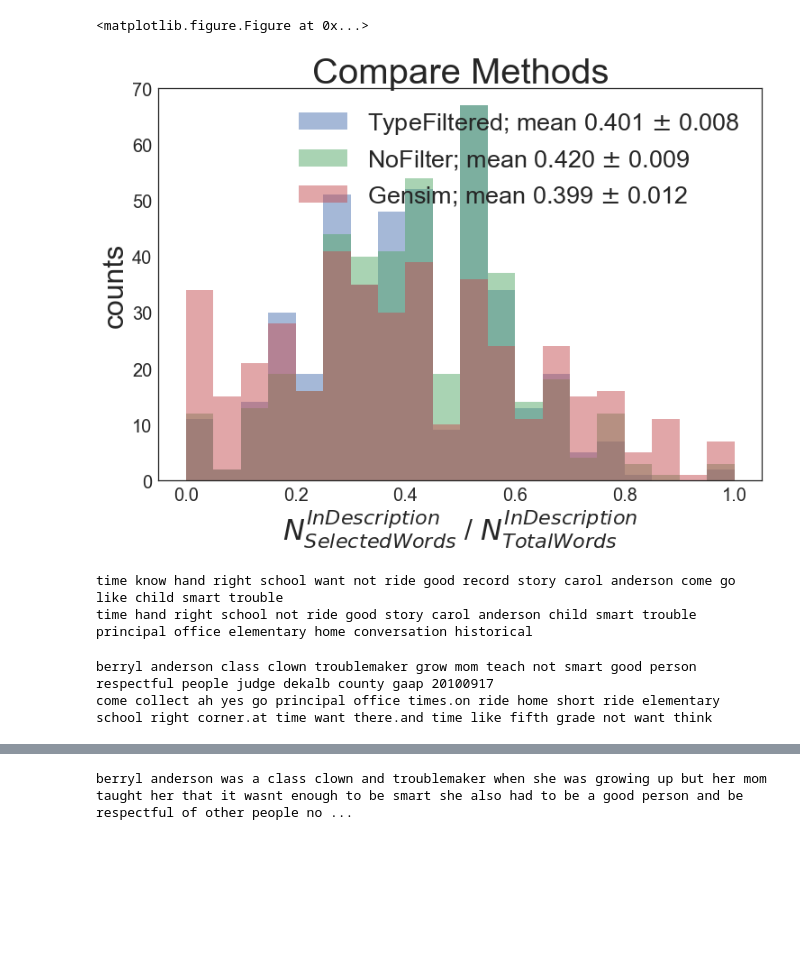
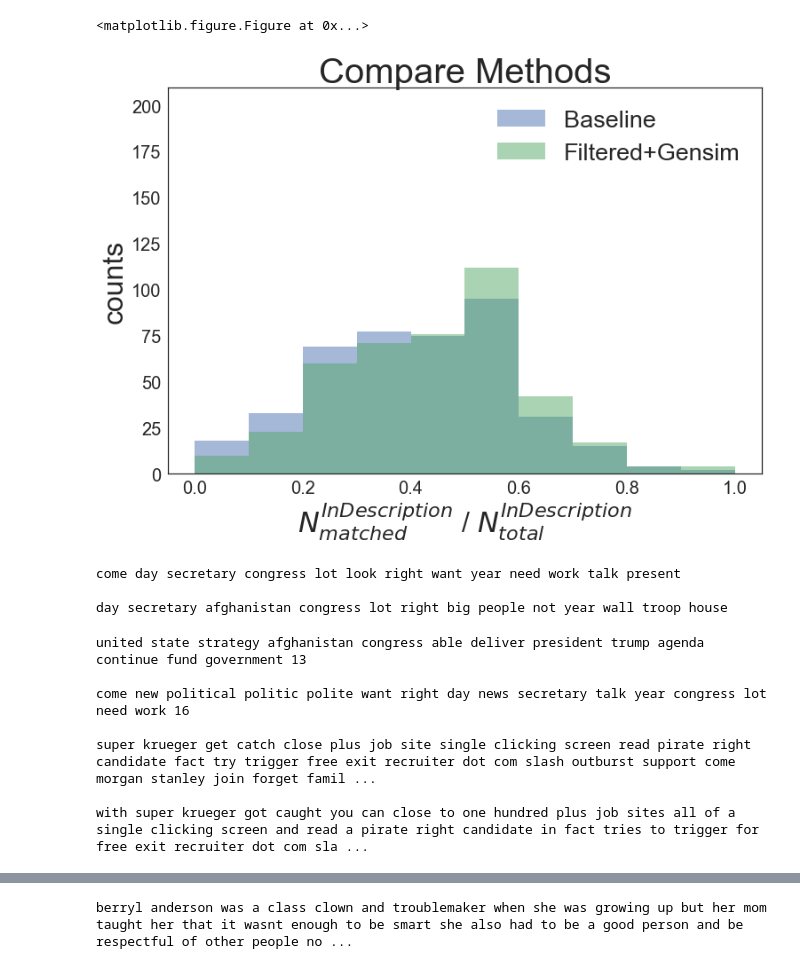
Before and after one commit to tongbaojia/Insight, a Jupyter notebook: Project/NLP_studies.ipynb, the cells around one changed output, grey strips where cells are left out. Drawn from its saved outputs; the diff is of its cells as text; code cells hidden in the pictures; blank space fills up the shorter version.

```diff
--- a/Project/NLP_studies.ipynb
+++ b/Project/NLP_studies.ipynb
@@ -71,7 +73,7 @@ STOPLIST = set(stopwords.words('english') + ["n't", "'s", "'m", "ca"] + list(ENG
 # List of symbols we don't care about
 SYMBOLS = " ".join(string.punctuation).split(" ") + ["-----", "---", "...", "“", "”", "'ve", "\n", "", " ", "\n\n", "npr"]
 
-def lemming(data, keeptype=["NOUN", "PROPN", "NUM", "ADJ", "ADV"], doalpha=True, dostop=True):
+def lemming(data, keeptype=[], doalpha=False, dostop=True):
     tokens = []
     for tok in data:
 
@@ -131,27 +133,3 @@ vectorizer = CountVectorizer(analyzer='word',
                              token_pattern='[a-zA-Z0-9]{3,}',  # num chars > 3
                              # max_features=50000,             # max number of uniq words
                             )
-# %%
-all_token = []
-all_token_alltype = []
-all_sumtoken = []
-all_gensim = []
-N = 419 ##304 NPR, 96 conv, 419 story
-path = 'Data/NPR_story/'
-for i in tqdm(range(N)):
-    test_text = []
-    test_sumtext   = []
-    with open(path + str(i) + '_trans.txt', 'r') as myfile:
-        test_text.append(cleanText(myfile.read()))
-    with open(path + str(i) + '.txt', 'r') as myfile:
-        test_sumtext.append(cleanText(myfile.read()))
-    #print(test_text[-1])
-
-    ## try gensim
-    sum_gensim = summarize("".join(test_text), ratio=0.1, split=True)
-    ## calculate the maximum score
-    nlp_test_text = nlp("".join(test_text))
-    all_token.append(lemming(nlp_test_text))
-    all_token_alltype.append(lemming(nlp_test_text, doalpha=False, dostop=True, keeptype=[]))
-    all_sumtoken.append(lemming(nlp("".join(test_sumtext)), doalpha=False, dostop=True, keeptype=[]))
-    all_gensim.append(lemming(nlp("".join(sum_gensim)), doalpha=False, dostop=True, keeptype=[]))
@@ -202,32 +279,42 @@ for i in tqdm(range(N)):
 # %%
 plt.clf()
 plt.figure(figsize=(12, 8))
-mybins=np.arange(0, 1.05, 0.05)
-plt.hist(my_rate, alpha=0.5, bins=mybins, label="TypeFiltered; mean %.3f %s %.3f" % (np.mean(np.array(my_rate)), r'$\pm$', np.std(np.array(my_rate))/np.sqrt(N)))
-plt.hist(base_rate, alpha=0.5, bins=mybins, label="NoFilter; mean %.3f %s %.3f " % (np.mean(np.array(base_rate)), r'$\pm$', np.std(np.array(base_rate)/np.sqrt(N))))
-plt.hist(gensim_rate, alpha=0.5, bins=mybins, label="Gensim; mean %.3f %s %.3f " % (np.mean(np.array(gensim_rate)), r'$\pm$', np.std(np.array(gensim_rate)/np.sqrt(N))))
-plt.ylim(0, 70)
-plt.xlabel(r"$N_{SelectedWords}^{InDescription}$ / $N_{TotalWords}^{InDescription}$", fontsize=32)
+mybins=np.arange(0, 1.05, 0.1)
+plt.hist(base_rate, alpha=0.5, bins=mybins, label="Baseline") #; mean %.3f %s %.3f " % (np.mean(np.array(base_rate)), r'$\pm$', np.std(np.array(base_rate)/np.sqrt(N))))
+#plt.hist(filter_rate, alpha=0.5, bins=mybins, label="Filtered") #; mean %.3f %s %.3f" % (np.mean(np.array(my_rate)), r'$\pm$', np.std(np.array(my_rate))/np.sqrt(N)))
+#plt.hist(gensimsentence_rate, alpha=0.5, bins=mybins, label="Gensim sentence") #; mean %.3f %s %.3f " % (np.mean(np.array(gensim_rate)), r'$\pm$', np.std(np.array(gensim_rate)/np.sqrt(N))))
+#plt.hist(gensimkeyword_rate, alpha=0.5, bins=mybins, label="Gensim keywords") #; mean %.3f %s %.3f " % (np.mean(np.array(gensimkeyword_rate)), r'$\pm$', np.std(np.array(gensimkeyword_rate)/np.sqrt(N))))
+plt.hist(comb_rate, alpha=0.5, bins=mybins, label="Filtered+Gensim") #; mean %.3f %s %.3f " % (np.mean(np.array(gensimkeyword_rate)), r'$\pm$', np.std(np.array(gensimkeyword_rate)/np.sqrt(N))))
+plt.ylim(0, N/2)
+plt.xlabel(r"$N_{matched}^{InDescription}$ / $N_{total}^{InDescription}$", fontsize=32)
 plt.ylabel("counts", fontsize=32)
 plt.xticks(fontsize=20)
 plt.yticks(fontsize=20)
 plt.title("Compare Methods", fontsize=40)
 plt.legend(fontsize=27)
 plt.savefig("Plot/" + path.split("/")[1] + "_compare.pdf")
 plt.show()
 # %% [output]
 <matplotlib.figure.Figure at 0x...>
-[figure, old version]
+[figure, new version]
 # %%
-print(" ".join(common_words_alltype))
-print(" ".join(topic))
+print(" ".join(common_words_alltype), "\n")
+print(" ".join(topic), "\n")
 # %% [output]
-time know hand right school want not ride good record story carol anderson come go like child smart trouble
-time hand right school not ride good story carol anderson child smart trouble principal office elementary home conversation historical
+come day secretary congress lot look right want year need work talk present
+
+day secretary afghanistan congress lot right big people not year wall troop house
-# %%
-print(" ".join(test_sumtoken))
-print(" ".join(test_gensim_token))
-# %% [output]
-berryl anderson class clown troublemaker grow mom teach not smart good person respectful people judge dekalb county gaap 20100917
-come collect ah yes go principal office times.on ride home short ride elementary school right corner.at time want there.and time like fifth grade not want think
+# %%
+print(" ".join(test_sumtoken), len(test_sumtoken), "\n")
+print("".join(test_gensimkeyword_token), len(test_gensimkeyword_token.split(" ")),"\n")
+print(" ".join(test_gensim_token), len(test_gensim_token), "\n")
+print(" ".join(sum_gensim), "\n")
+# %% [output]
+united state strategy afghanistan congress able deliver president trump agenda continue fund government 13
+
+come new political politic polite want right day news secretary talk year congress lot need work 16
+
+super krueger get catch close plus job site single clicking screen read pirate right candidate fact try trigger free exit recruiter dot com slash outburst support come morgan stanley join forget famil ...
+
+with super krueger got caught you can close to one hundred plus job sites all of a single clicking screen and read a pirate right candidate in fact tries to trigger for free exit recruiter dot com sla ...
 # %%
```
Also changed, not shown: parts of 8 cells of this notebook, 10 other files.
